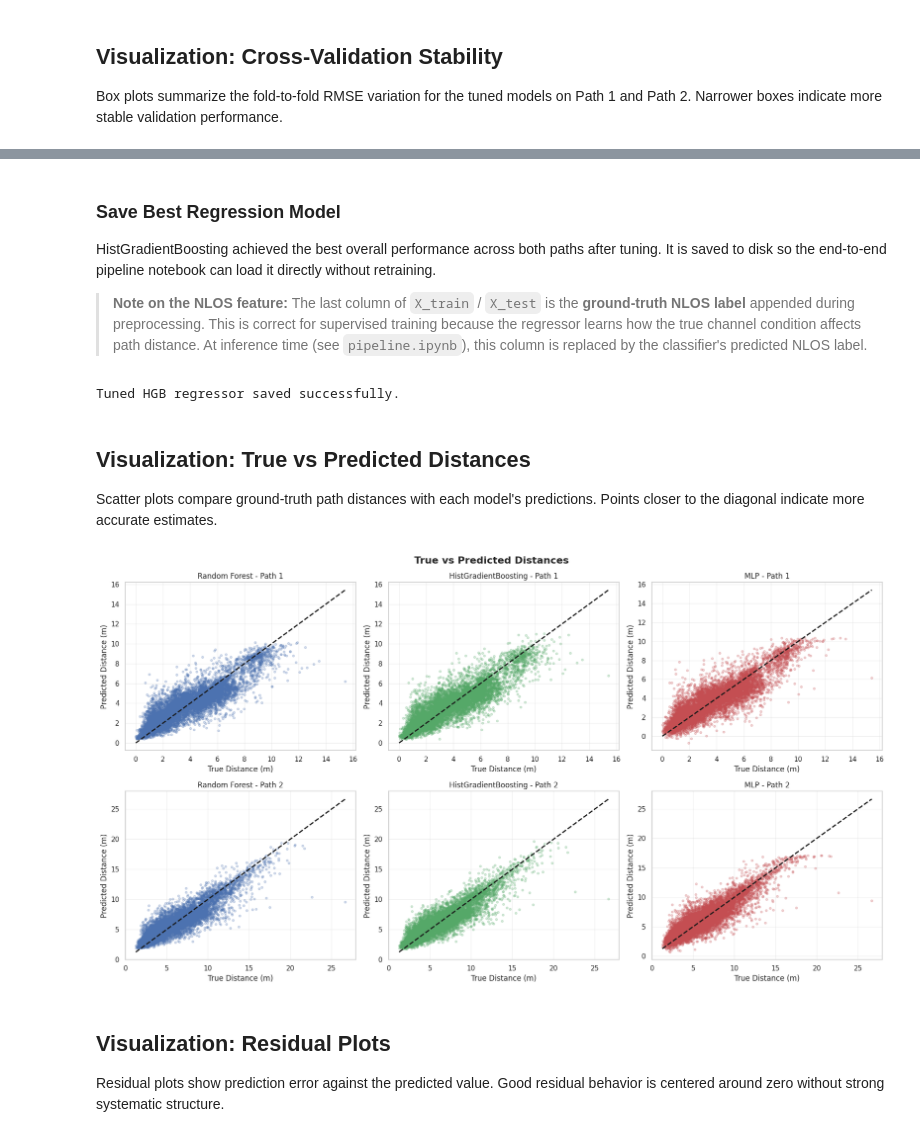
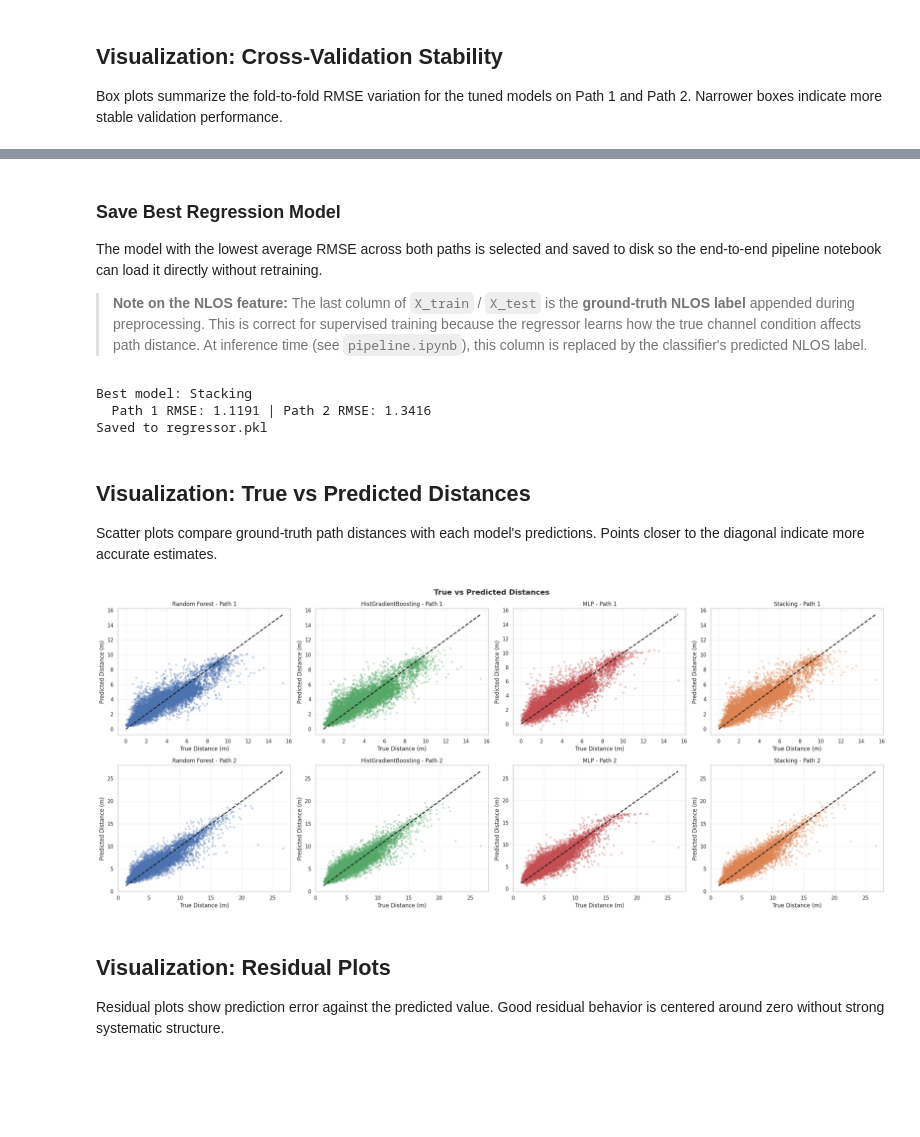
Before and after one commit to wymenlim/CSC3105, a Jupyter notebook: code/regression.ipynb, the cells around one changed output, grey strips where cells are left out. Drawn from its saved outputs; the diff is of its cells as text; code cells hidden in the pictures; blank space fills up the shorter version.

Commit message:
finalized using stacking

```diff
--- a/code/regression.ipynb
+++ b/code/regression.ipynb
@@ -426,45 +475,65 @@ plt.show()
 # %% [markdown]
 ### Save Best Regression Model
 
-HistGradientBoosting achieved the best overall performance across both paths after tuning. It is saved to disk so the end-to-end pipeline notebook can load it directly without retraining.
+The model with the lowest average RMSE across both paths is selected and saved to disk so the end-to-end pipeline notebook can load it directly without retraining.
 
 > **Note on the NLOS feature:** The last column of `X_train` / `X_test` is the **ground-truth NLOS label** appended during preprocessing. This is correct for supervised training because the regressor learns how the true channel condition affects path distance. At inference time (see `pipeline.ipynb`), this column is replaced by the classifier's predicted NLOS label.
 # %%
-joblib.dump(hgb, 'hgb_regressor.pkl')
-print('Tuned HGB regressor saved successfully.')
+candidate_models = {
+    'Random Forest': rf,
+    'HistGradientBoosting': hgb,
+    'MLP': mlp,
+    'Stacking': stack,
+}
+
+best_model_name = min(
+    model_metrics,
+    key=lambda m: (model_metrics[m]['path_1_rmse'] + model_metrics[m]['path_2_rmse']) / 2,
+)
+best_model = candidate_models[best_model_name]
+
+joblib.dump(best_model, 'regressor.pkl')
+print(f'Best model: {best_model_name}')
+print(
+    f"  Path 1 RMSE: {model_metrics[best_model_name]['path_1_rmse']:.4f} | "
+    f"Path 2 RMSE: {model_metrics[best_model_name]['path_2_rmse']:.4f}"
+)
+print('Saved to regressor.pkl')
 # %% [output]
-Tuned HGB regressor saved successfully.
+Best model: Stacking
+  Path 1 RMSE: 1.1191 | Path 2 RMSE: 1.3416
+Saved to regressor.pkl
 # %% [markdown]
 ## Visualization: True vs Predicted Distances
 
 Scatter plots compare ground-truth path distances with each model's predictions. Points closer to the diagonal indicate more accurate estimates.
 # %%
-models = ['Random Forest', 'HistGradientBoosting', 'MLP']
-preds = [rf_preds, hgb_preds, mlp_preds]
-colors = ['#4C72B0', '#55A868', '#C44E52']
+models = ['Random Forest', 'HistGradientBoosting', 'MLP', 'Stacking']
+preds = [rf_preds, hgb_preds, mlp_preds, stack_preds]
+colors = ['#4C72B0', '#55A868', '#C44E52', '#DD8452']
 
-fig, axes = plt.subplots(2, 3, figsize=(18, 10))
+fig, axes = plt.subplots(2, 4, figsize=(24, 10))
 fig.suptitle('True vs Predicted Distances', fontsize=16, fontweight='bold')
 
 for idx, model_name in enumerate(models):
     axes[0, idx].scatter(y_test[:, 0], preds[idx][:, 0], alpha=0.25, color=colors[idx], s=12)
     axes[0, idx].plot([y_test[:, 0].min(), y_test[:, 0].max()], [y_test[:, 0].min(), y_test[:, 0].max()], 'k--', lw=2)
     axes[0, idx].set_title(f'{model_name} - Path 1')
     axes[0, idx].set_xlabel('True Distance (m)')
     axes[0, idx].set_ylabel('Predicted Distance (m)')
     axes[0, idx].grid(True, alpha=0.3)
 
     axes[1, idx].scatter(y_test[:, 1], preds[idx][:, 1], alpha=0.25, color=colors[idx], s=12)
     axes[1, idx].plot([y_test[:, 1].min(), y_test[:, 1].max()], [y_test[:, 1].min(), y_test[:, 1].max()], 'k--', lw=2)
     axes[1, idx].set_title(f'{model_name} - Path 2')
     axes[1, idx].set_xlabel('True Distance (m)')
     axes[1, idx].set_ylabel('Predicted Distance (m)')
     axes[1, idx].grid(True, alpha=0.3)
 
 plt.tight_layout()
 plt.show()
 # %% [output]
-[figure, old version]
+[figure, new version]
 # %% [markdown]
 ## Visualization: Residual Plots
 
```
Also changed, not shown: parts of 11 cells of this notebook, 4 other files.
